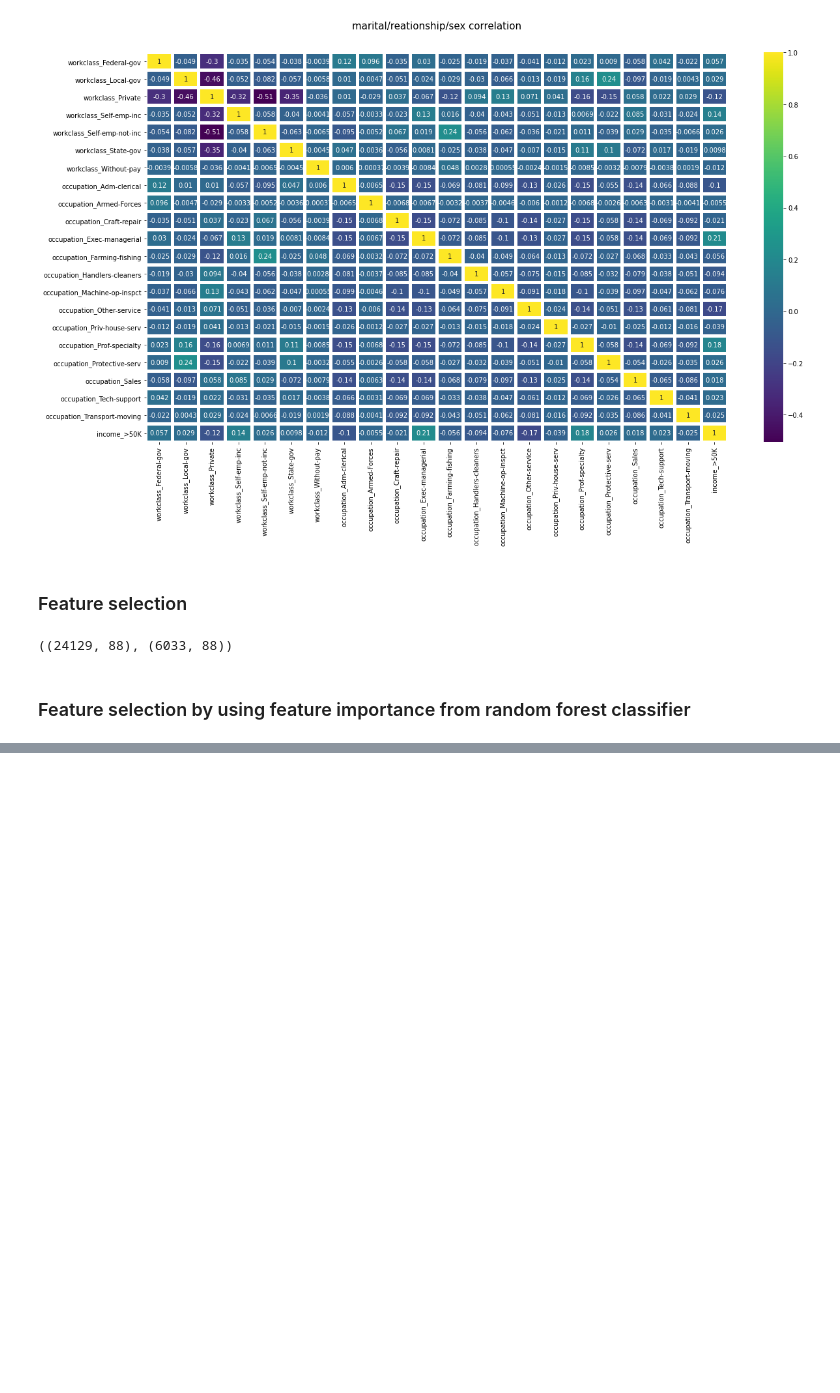
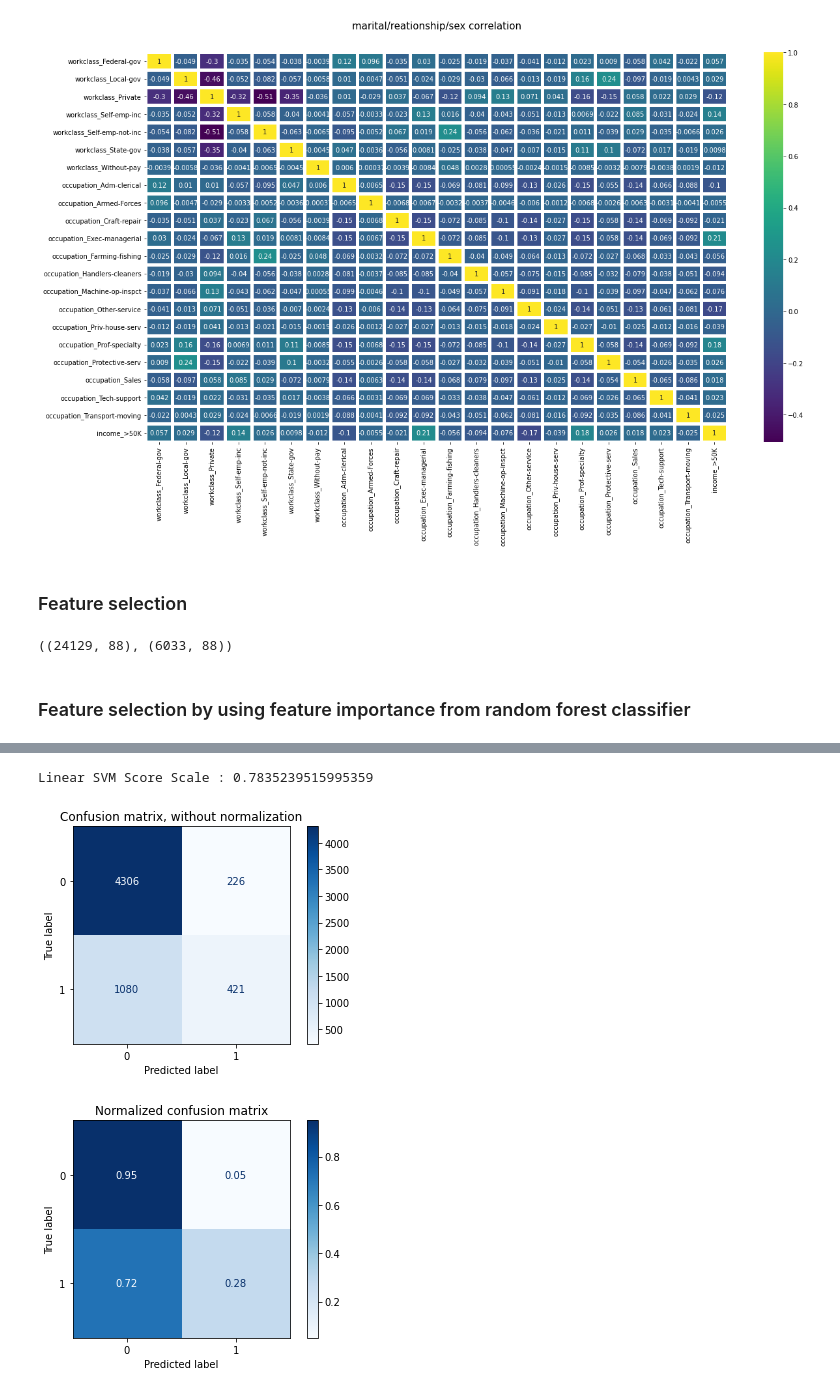
Before and after one commit to vathanahim/IAC622_Final_SVM_RF_Model, a Jupyter notebook: Final_Proj.ipynb, the cells around one changed output, grey strips where cells are left out. Drawn from its saved outputs; the diff is of its cells as text; code cells hidden in the pictures; blank space fills up the shorter version.

```diff
--- a/Final_Proj.ipynb
+++ b/Final_Proj.ipynb
@@ -300,0 +316,7 @@ Accuracy :  0.8422012265871043
+# %%
+def svm_model(k, c, x, y):
+    model = SVC(kernel=k, C=c).fit(x, y)
+    return model
+# %%
+%%time
+model_1_linear = svm_model('linear', 0.1, x_train_rcf, y_train.ravel())
@@ -300,0 +326,22 @@ Accuracy :  0.8422012265871043
+# %%
+print(str('Linear SVM Score Scale : ') + str(model_1_linear.score(x_test_rcf, y_test.ravel())))
+# %% [output]
+Linear SVM Score Scale : 0.7835239515995359
+# %%
+
+titles_options = [("Confusion matrix, without normalization", None),
+                  ("Normalized confusion matrix", 'true')]
+
+class_names = [0,1]
+
+for title, normalize in titles_options:
+    disp = plot_confusion_matrix(model_1_linear, x_test_rcf, y_test,
+                                 display_labels=class_names,
+                                 cmap=plt.cm.Blues,
+                                 normalize=normalize)
+    disp.ax_.set_title(title)
+
+plt.show()
+# %% [output]
+[figure, added]
+[figure, added]
```
Also changed, not shown: parts of 14 cells of this notebook.
